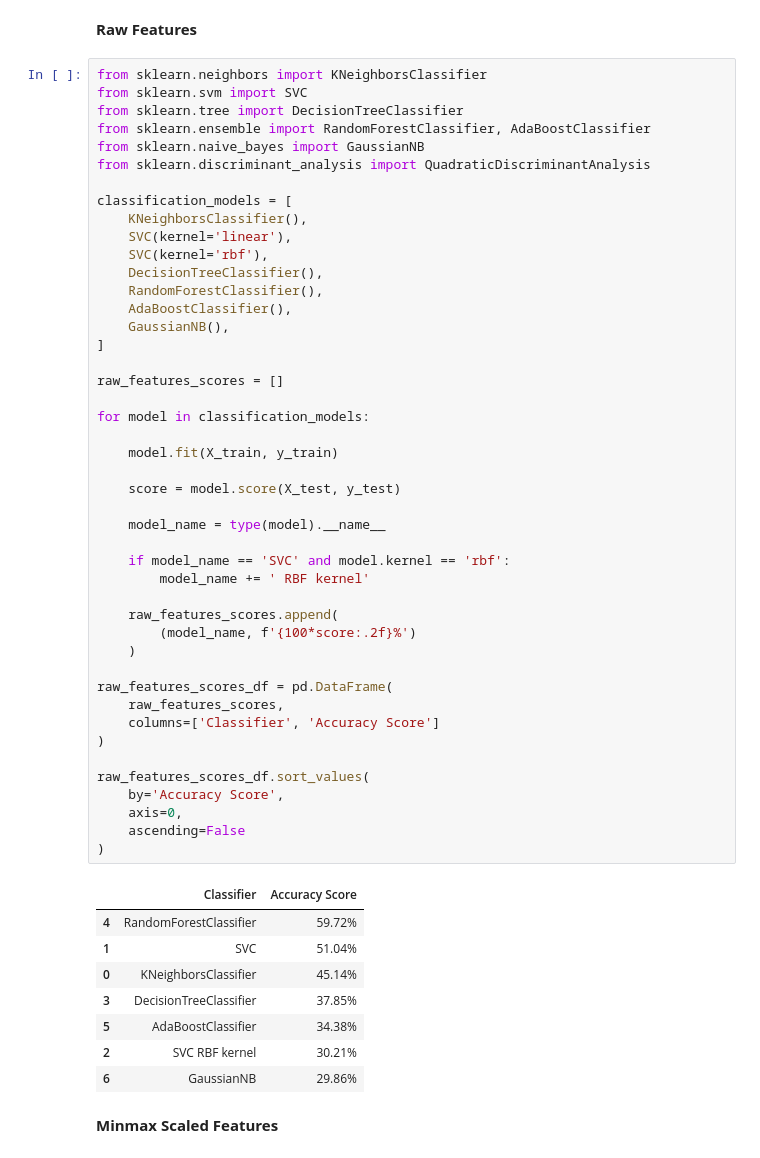
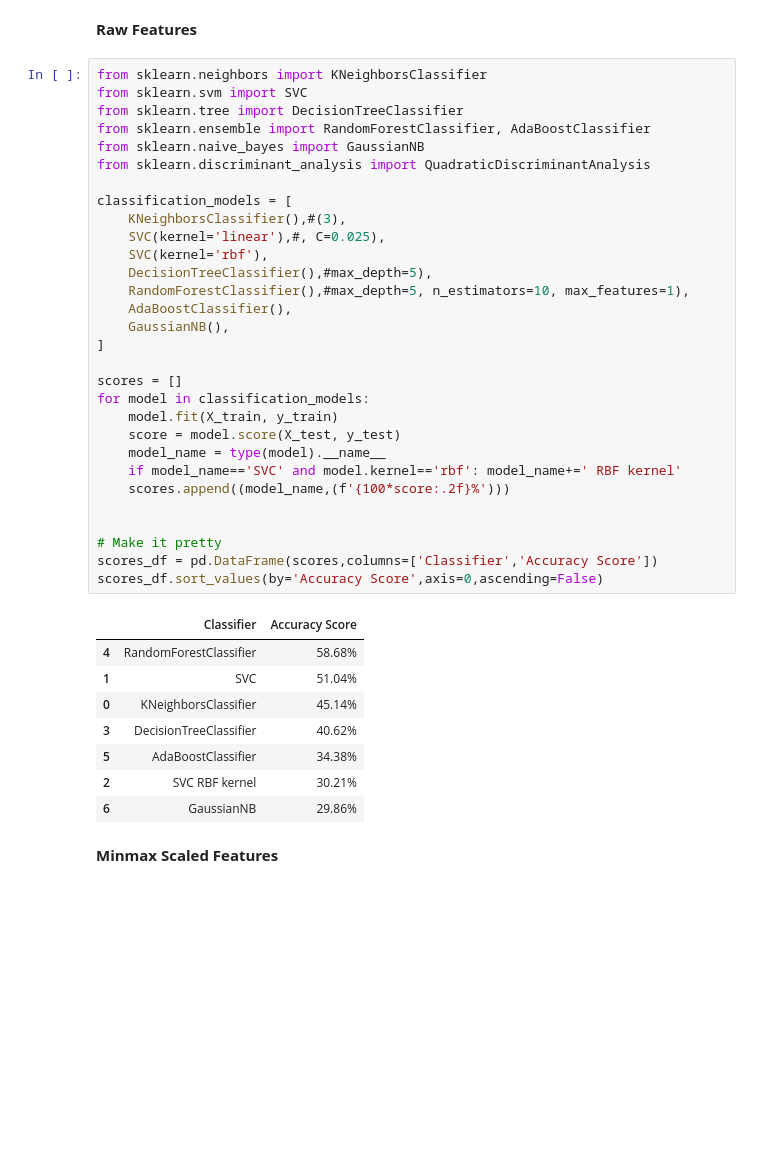
Before and after one commit to Yayu11/Week3-ClassicML, a Jupyter notebook: Week_3_MachineLearning.ipynb, the cells around one changed output. Cells and saved outputs as stored; diff of their text form; blank space fills up the shorter version.

```diff
--- a/Week_3_MachineLearning.ipynb
+++ b/Week_3_MachineLearning.ipynb
@@ -671,54 +671,39 @@ scores_df.sort_values(by='Accuracy Score',axis=0,ascending=False)
 # %%
 from sklearn.neighbors import KNeighborsClassifier
 from sklearn.svm import SVC
 from sklearn.tree import DecisionTreeClassifier
 from sklearn.ensemble import RandomForestClassifier, AdaBoostClassifier
 from sklearn.naive_bayes import GaussianNB
 from sklearn.discriminant_analysis import QuadraticDiscriminantAnalysis
 
 classification_models = [
-    KNeighborsClassifier(),
-    SVC(kernel='linear'),
+    KNeighborsClassifier(),#(3),
+    SVC(kernel='linear'),#, C=0.025),
     SVC(kernel='rbf'),
-    DecisionTreeClassifier(),
-    RandomForestClassifier(),
+    DecisionTreeClassifier(),#max_depth=5),
+    RandomForestClassifier(),#max_depth=5, n_estimators=10, max_features=1),
     AdaBoostClassifier(),
     GaussianNB(),
 ]
 
-raw_features_scores = []
+scores = []
+for model in classification_models:
+    model.fit(X_train, y_train)
+    score = model.score(X_test, y_test)
+    model_name = type(model).__name__
+    if model_name=='SVC' and model.kernel=='rbf': model_name+=' RBF kernel'
+    scores.append((model_name,(f'{100*score:.2f}%')))
 
-for model in classification_models:
 
-    model.fit(X_train, y_train)
-
-    score = model.score(X_test, y_test)
-
-    model_name = type(model).__name__
-
-    if model_name == 'SVC' and model.kernel == 'rbf':
-        model_name += ' RBF kernel'
-
-    raw_features_scores.append(
-        (model_name, f'{100*score:.2f}%')
-    )
-
-raw_features_scores_df = pd.DataFrame(
-    raw_features_scores,
-    columns=['Classifier', 'Accuracy Score']
-)
-
-raw_features_scores_df.sort_values(
-    by='Accuracy Score',
-    axis=0,
-    ascending=False
-)
+# Make it pretty
+scores_df = pd.DataFrame(scores,columns=['Classifier','Accuracy Score'])
+scores_df.sort_values(by='Accuracy Score',axis=0,ascending=False)
 # %% [output]
 |  | Classifier | Accuracy Score |
-| 4 | RandomForestClassifier | 59.72% |
+| 4 | RandomForestClassifier | 58.68% |
 | 1 | SVC | 51.04% |
 | 0 | KNeighborsClassifier | 45.14% |
-| 3 | DecisionTreeClassifier | 37.85% |
+| 3 | DecisionTreeClassifier | 40.62% |
 | 5 | AdaBoostClassifier | 34.38% |
 | 2 | SVC RBF kernel | 30.21% |
 | 6 | GaussianNB | 29.86% |
```
Also changed, not shown: parts of 4 cells of this notebook.
